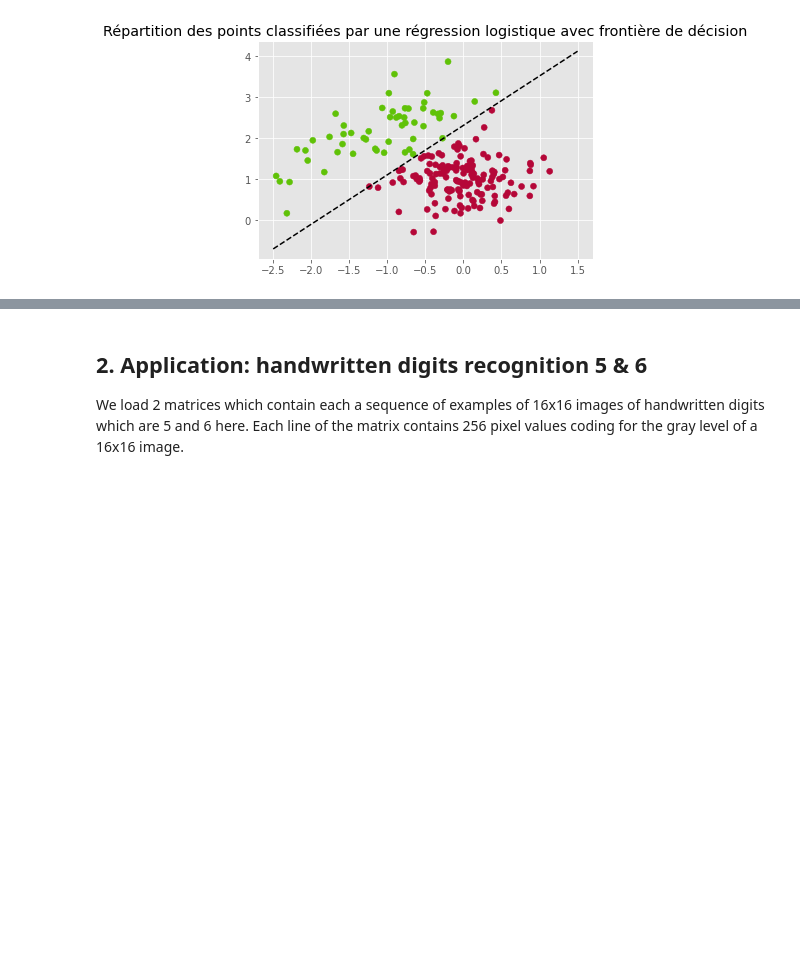
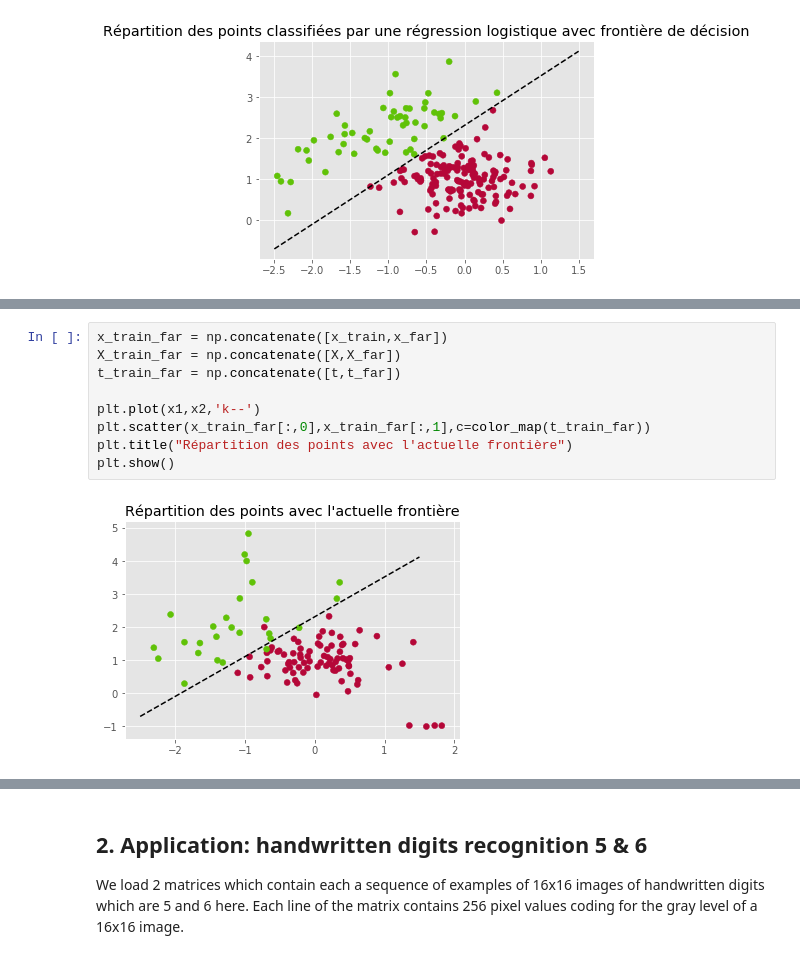
Before and after one commit to VictorCilleros/ML, a Jupyter notebook: TP3_archive/TP3_logistic_regression.ipynb, the cells around one changed output, grey strips where cells are left out. Cells and saved outputs as stored; diff of their text form; blank space fills up the shorter version.

```diff
--- a/TP3_archive/TP3_logistic_regression.ipynb
+++ b/TP3_archive/TP3_logistic_regression.ipynb
@@ -153,0 +189,11 @@ plt.show()
+# %%
+x_train_far = np.concatenate([x_train,x_far])
+X_train_far = np.concatenate([X,X_far])
+t_train_far = np.concatenate([t,t_far])
+
+plt.plot(x1,x2,'k--')
+plt.scatter(x_train_far[:,0],x_train_far[:,1],c=color_map(t_train_far))
+plt.title("Répartition des points avec l'actuelle frontière")
+plt.show()
+# %% [output]
+[figure, added]
```
Also changed, not shown: parts of 15 cells of this notebook.
